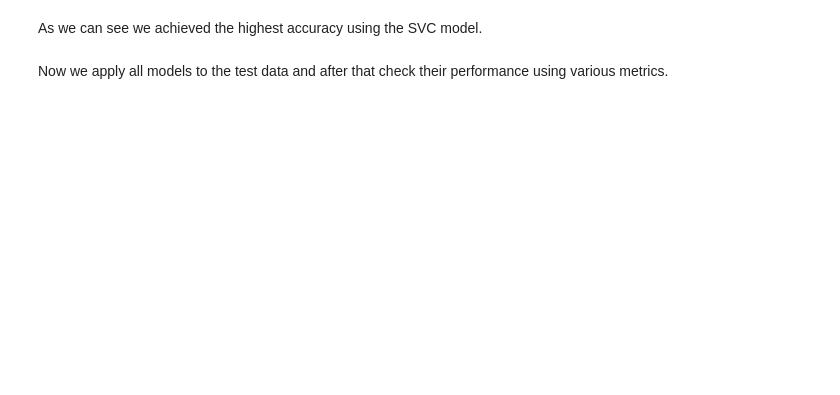
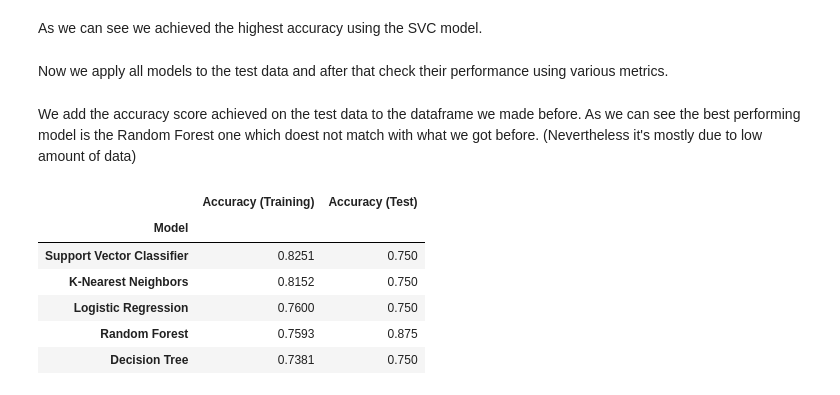
Before and after one commit to Vyien/AI_MED_Recruitment, a Jupyter notebook: Task/cardiomegaly.ipynb, the cells around one changed output. Drawn from its saved outputs; the diff is of its cells as text; code cells hidden in the pictures; blank space fills up the shorter version.

```diff
--- a/Task/cardiomegaly.ipynb
+++ b/Task/cardiomegaly.ipynb
@@ -445,10 +445,12 @@ We collect the accuracy data in a DataFrame and sort it to see which model perfo
 # %%
 cv_results_df = pd.DataFrame({
     "Model": list(best_score.keys()),
-    "Best CV Score (Accuracy)": list(best_score.values()),
+    "Accuracy (Training)": list(best_score.values()),
 })
 
-cv_results_df = cv_results_df.sort_values(by="Best CV Score (Accuracy)", ascending=False)
+cv_results_df = cv_results_df.sort_values(by="Accuracy (Training)", ascending=False)
 
-print(cv_results_df)
+cv_results_df = cv_results_df.set_index("Model")
+
+cv_results_df
 # %% [output]
@@ -479,3 +482,18 @@ for name, model in final_models.items():
         "Recall": recall,
         "F1-Score": f1
     }
+# %% [markdown]
+We add the accuracy score achieved on the test data to the dataframe we made before.
+As we can see the best performing model is the Random Forest one which doest not match with what we got before. (Nevertheless it's mostly due to low amount of data)
+# %%
+cv_results_df["Accuracy (Test)"] = cv_results_df.index.map(lambda m: test_metrics[m]["Accuracy"])
+
+cv_results_df
+# %% [output]
+|  | Accuracy (Training) | Accuracy (Test) |
+| Model |  |  |
+| Support Vector Classifier | 0.8251 | 0.750 |
+| K-Nearest Neighbors | 0.8152 | 0.750 |
+| Logistic Regression | 0.7600 | 0.750 |
+| Random Forest | 0.7593 | 0.875 |
+| Decision Tree | 0.7381 | 0.750 |
```
Also changed, not shown: parts of 4 cells of this notebook.
